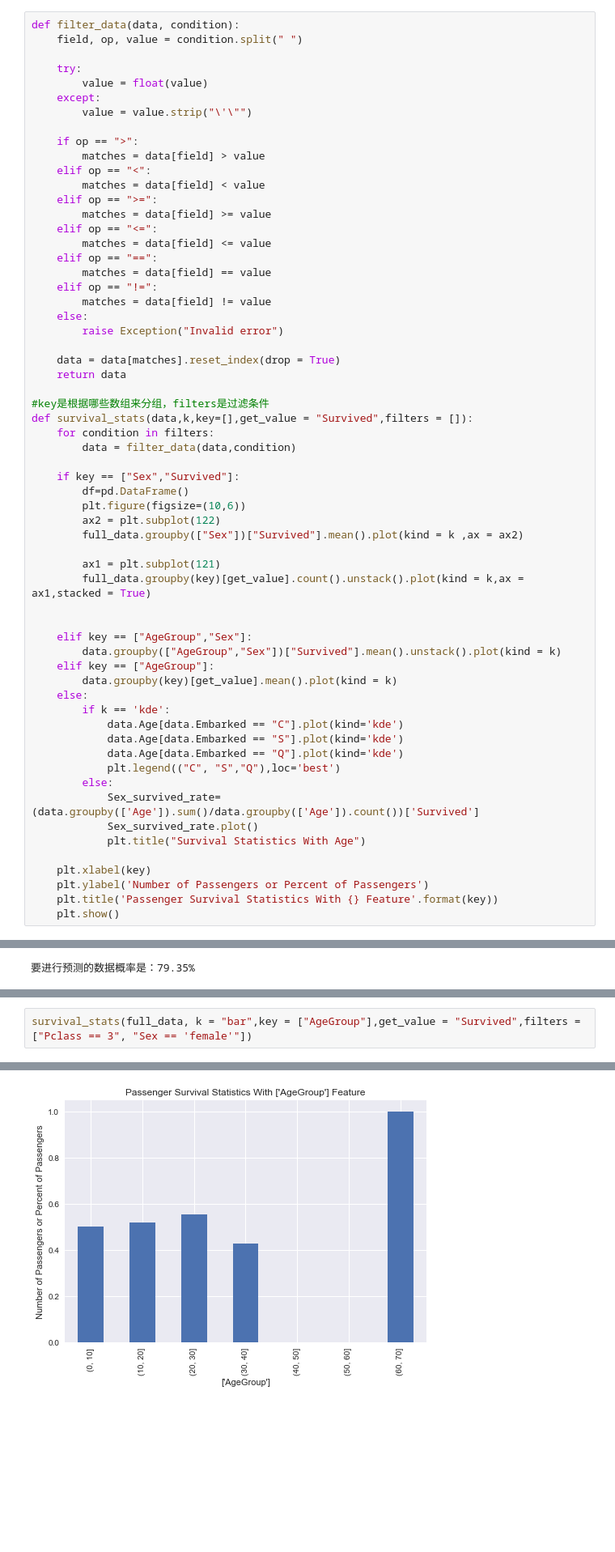
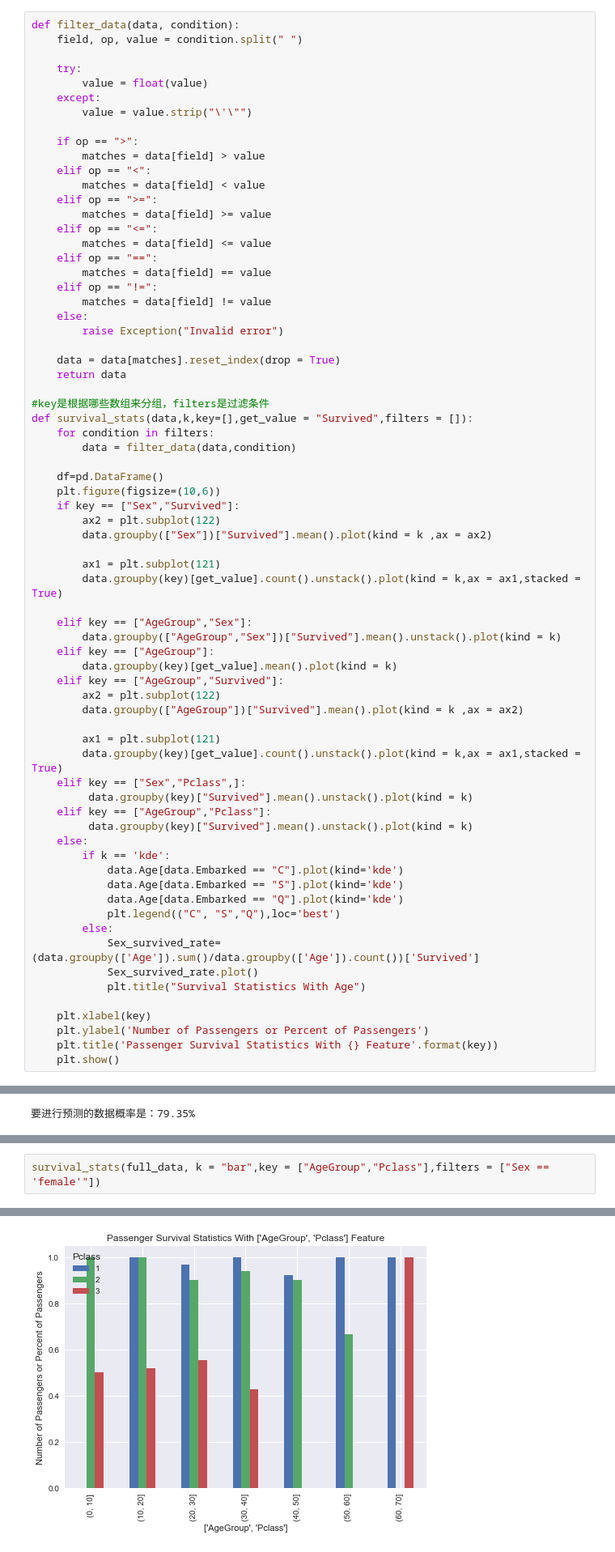
Before and after one commit to 1265040745/MyRepository, a Jupyter notebook: 数据分析/TaiTanData.ipynb, the cells around one changed output, grey strips where cells are left out. Shown: that part at 81% size. Cells and saved outputs as stored; diff of their text form; blank space fills up the shorter version.

```diff
--- a/数据分析/TaiTanData.ipynb
+++ b/数据分析/TaiTanData.ipynb
@@ -186,20 +208,29 @@ def survival_stats(data,k,key=[],get_value = "Survived",filters = []):
     for condition in filters:
         data = filter_data(data,condition)
 
+    df=pd.DataFrame()
+    plt.figure(figsize=(10,6))
     if key == ["Sex","Survived"]:
-        df=pd.DataFrame()
-        plt.figure(figsize=(10,6))
         ax2 = plt.subplot(122)
-        full_data.groupby(["Sex"])["Survived"].mean().plot(kind = k ,ax = ax2)
+        data.groupby(["Sex"])["Survived"].mean().plot(kind = k ,ax = ax2)
 
         ax1 = plt.subplot(121)
-        full_data.groupby(key)[get_value].count().unstack().plot(kind = k,ax = ax1,stacked = True)
-
+        data.groupby(key)[get_value].count().unstack().plot(kind = k,ax = ax1,stacked = True)
 
     elif key == ["AgeGroup","Sex"]:
         data.groupby(["AgeGroup","Sex"])["Survived"].mean().unstack().plot(kind = k)
     elif key == ["AgeGroup"]:
         data.groupby(key)[get_value].mean().plot(kind = k)
+    elif key == ["AgeGroup","Survived"]:
+        ax2 = plt.subplot(122)
+        data.groupby(["AgeGroup"])["Survived"].mean().plot(kind = k ,ax = ax2)
+
+        ax1 = plt.subplot(121)
+        data.groupby(key)[get_value].count().unstack().plot(kind = k,ax = ax1,stacked = True)
+    elif key == ["Sex","Pclass",]:
+         data.groupby(key)["Survived"].mean().unstack().plot(kind = k)
+    elif key == ["AgeGroup","Pclass"]:
+         data.groupby(key)["Survived"].mean().unstack().plot(kind = k)
     else:
         if k == 'kde':
             data.Age[data.Embarked == "C"].plot(kind='kde')
@@ -280,3 +361,3 @@ print survival_rate(survived_data,survival_mixing)
 # %%
-survival_stats(full_data, k = "bar",key = ["AgeGroup"],get_value = "Survived",filters = ["Pclass == 3", "Sex == 'female'"])
+survival_stats(full_data, k = "bar",key = ["AgeGroup","Pclass"],filters = ["Sex == 'female'"])
 # %% [output]
@@ -283,4 +365,4 @@ survival_stats(full_data, k = "bar",key = ["AgeGroup"],get_value = "Survived",fi
-[figure, old version]
+[figure, new version]
 # %% [markdown]
 ##### 从上面可以看出女性在Plcass == 3的时候在40岁——60岁之间的存活率很低，所以survived = 0
 # %%
```
Also changed, not shown: parts of 29 cells of this notebook.
